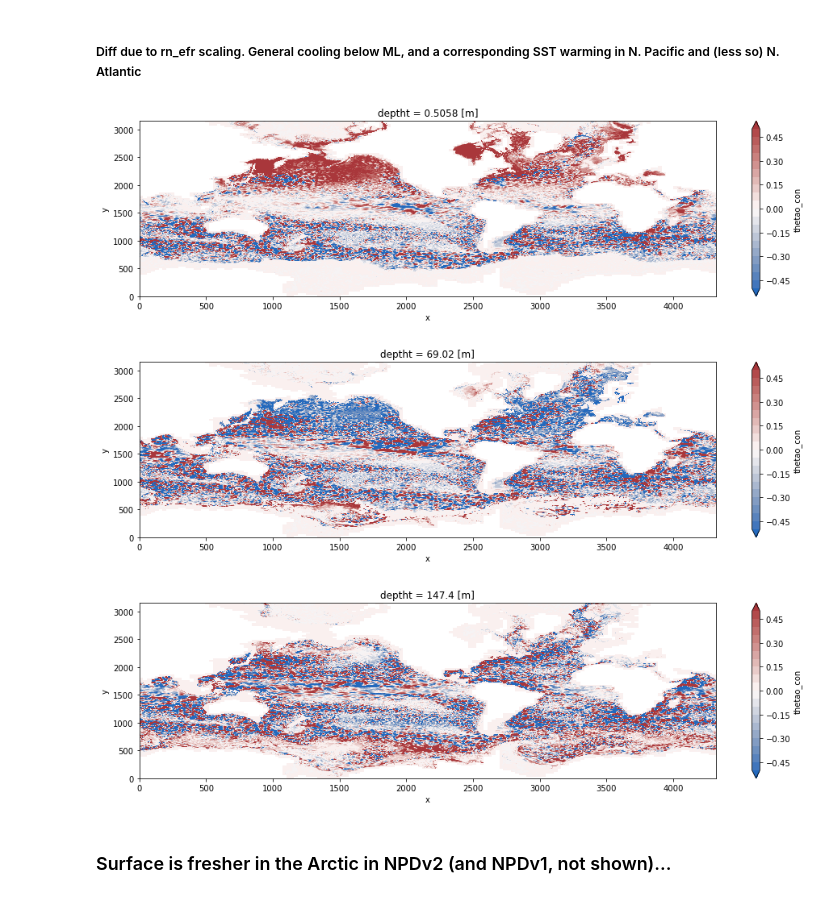
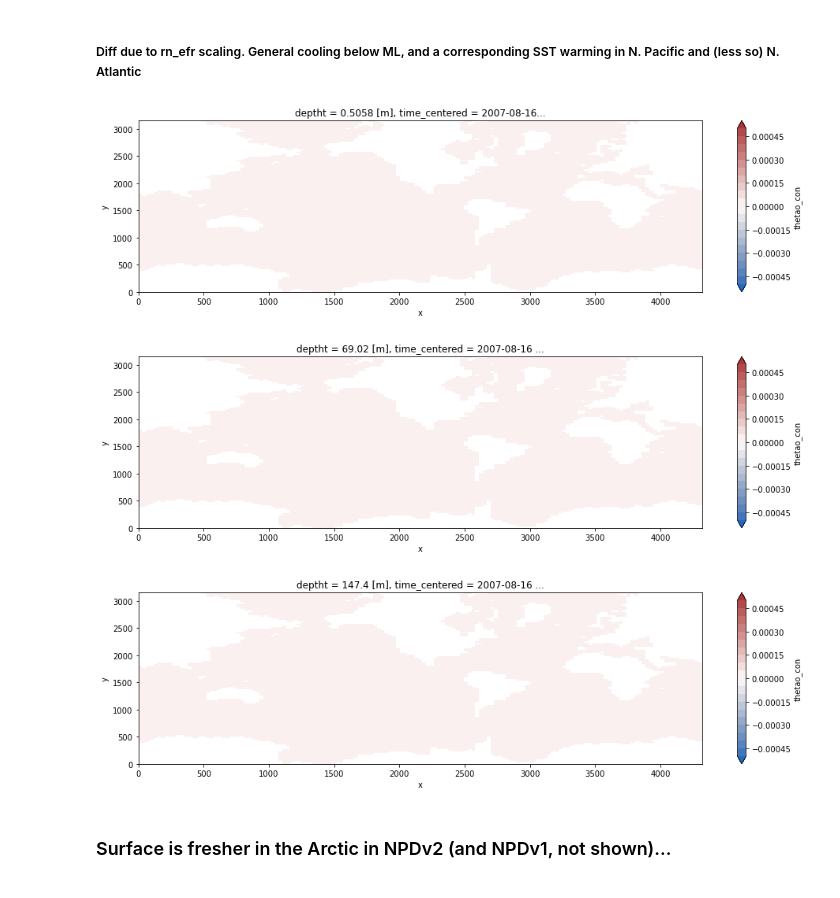
Before and after one commit to NOC-MSM/NOC_Near_Present_Day, a Jupyter notebook: analysis/NPD_analysis.ipynb, the cells around one changed output. Cells and saved outputs as stored; diff of their text form; code cells hidden in the pictures.

```diff
--- a/analysis/NPD_analysis.ipynb
+++ b/analysis/NPD_analysis.ipynb
@@ -162,10 +168,10 @@ plt.title("Difference in salinity drift");
 # %% [markdown]
 ## Load August 2007 data
 # %%
-NPD = "/gws/nopw/j04/noc_msm/atb299/NOC_NPD/eORCA12/"
+NPD = "/gws/nopw/j04/noc_msm/atb299/NOC_NPD/eORCA12m/"
 STS = xr.open_mfdataset(NPD+"2007/eORCA12_1m_grid_T_200708-200708.nc",preprocess=corr_cal, use_cftime=True)#, decode_times=False)
 # %%
-NPD2 = "/gws/nopw/j04/noc_msm/atb299/NOC_NPD/eORCA12_v2/"
+NPD2 = "/gws/nopw/j04/noc_msm/atb299/NOC_NPD/eORCA12/"
 STS2 = xr.open_mfdataset(NPD2+"2007/eORCA12_1m_grid_T_200708-200708.nc",preprocess=corr_cal, use_cftime=True)#, decode_times=False)
 # %%
 NPDA = "/gws/nopw/j04/class_vol1/GO8p7/g8p7h/monthly/"
@@ -209,20 +215,20 @@ cr=1.25
 # %% [markdown]
 ##### Diff due to rn_efr scaling. General cooling below ML, and a corresponding SST warming in N. Pacific and (less so) N. Atlantic
 # %%
-cr=.5
+cr=.0005
 (STS2['thetao_con'][0,0,450:,:]-STS['thetao_con'][0,0,450:,:]).plot(
     aspect=4, size=4, cmap="vlag",
     vmin=-cr, vmax=cr, levels=21, extend='both');
 (STS2['thetao_con'][0,20,450:,:]-STS['thetao_con'][0,20,450:,:]).plot(
     aspect=4, size=4, cmap="vlag",
     vmin=-cr, vmax=cr, levels=21, extend='both');
 (STS2['thetao_con'][0,27,450:,:]-STS['thetao_con'][0,27,450:,:]).plot(
     aspect=4, size=4, cmap="vlag",
     vmin=-cr, vmax=cr, levels=21, extend='both');
 # %% [output]
-[figure, old version]
+[figure, new version]
-[figure, old version]
+[figure, new version]
-[figure, old version]
+[figure, new version]
 # %% [markdown]
 ### Surface is fresher in the Arctic in NPDv2 (and NPDv1, not shown)...
 # %%
```
Also changed, not shown: parts of 19 cells of this notebook, 1 other file.
